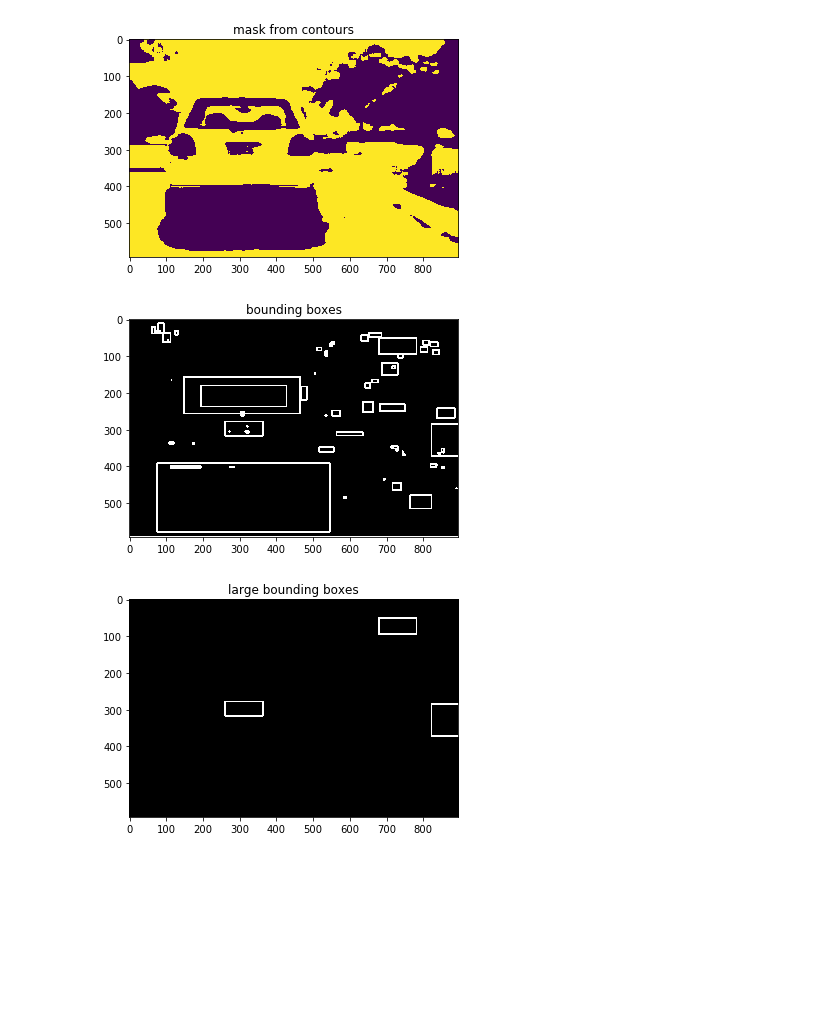
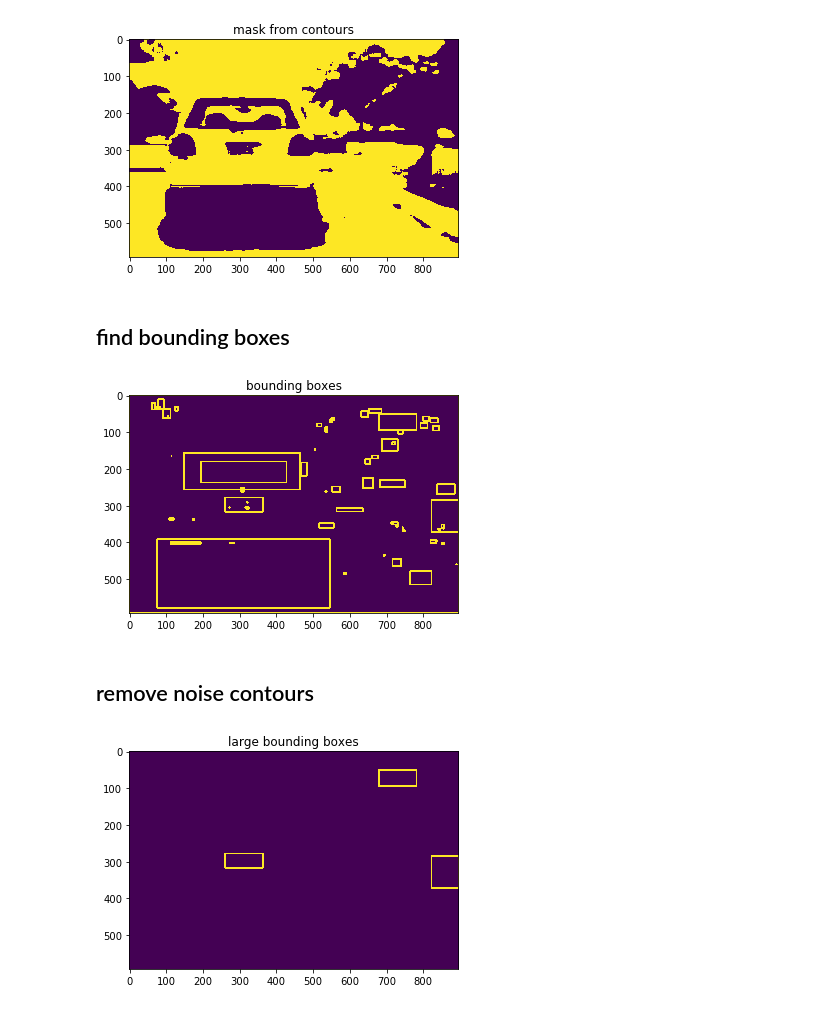
Before and after one commit to medenzon/ComputerVision, a Jupyter notebook: LicensePlateFinder.ipynb, the cells around one changed output. Drawn from its saved outputs; the diff is of its cells as text; code cells hidden in the pictures; blank space fills up the shorter version.

```diff
--- a/LicensePlateFinder.ipynb
+++ b/LicensePlateFinder.ipynb
@@ -90,14 +53,18 @@ img5 = cv.maskFromContours(cnt,img0)
 cv.draw(img5,title='mask from contours',gray=False)
 # %% [output]
 [figure]
+# %% [markdown]
+## find bounding boxes
 # %%
-img6 = boundingBoxImage(cnt,img0)
-cv.draw(img6,title='bounding boxes')
+img6 = cv.boundingBoxImage(cnt,img0)
+cv.draw(img6,title='bounding boxes',gray=False)
 # %% [output]
-[figure, old version]
+[figure, new version]
+# %% [markdown]
+## remove noise contours
 # %%
 lcnt = cv.getLargeContours(cnt,img0.shape)
-img7 = boundingBoxImage(lcnt,img0)
-cv.draw(img7,title='large bounding boxes')
+img7 = cv.boundingBoxImage(lcnt,img0)
+cv.draw(img7,title='large bounding boxes',gray=False)
 # %% [output]
-[figure, old version]
+[figure, new version]
```
Also changed, not shown: parts of 13 cells of this notebook, 2 other files.
